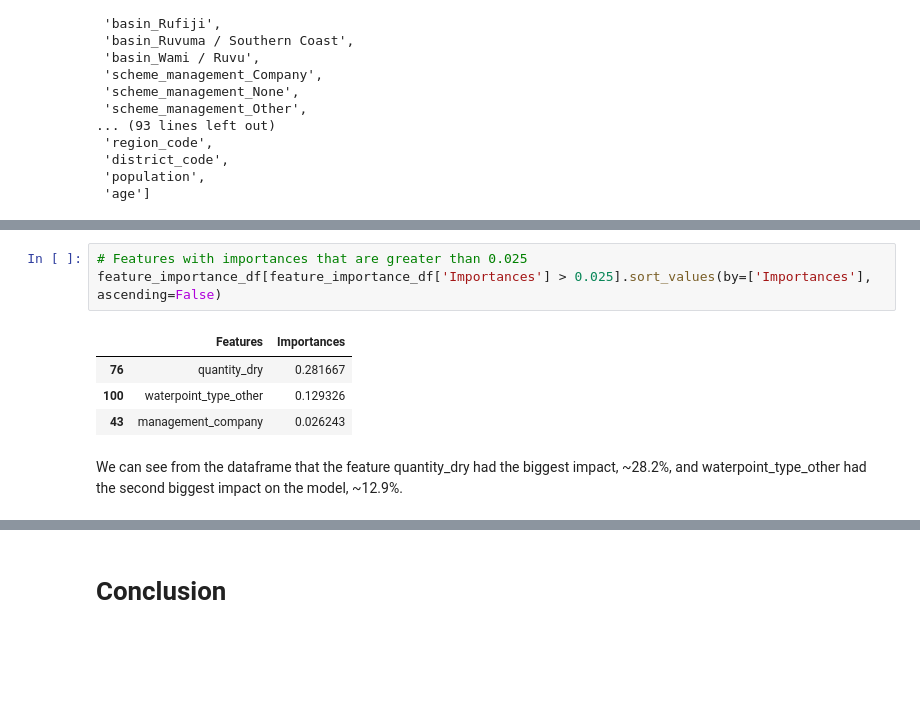
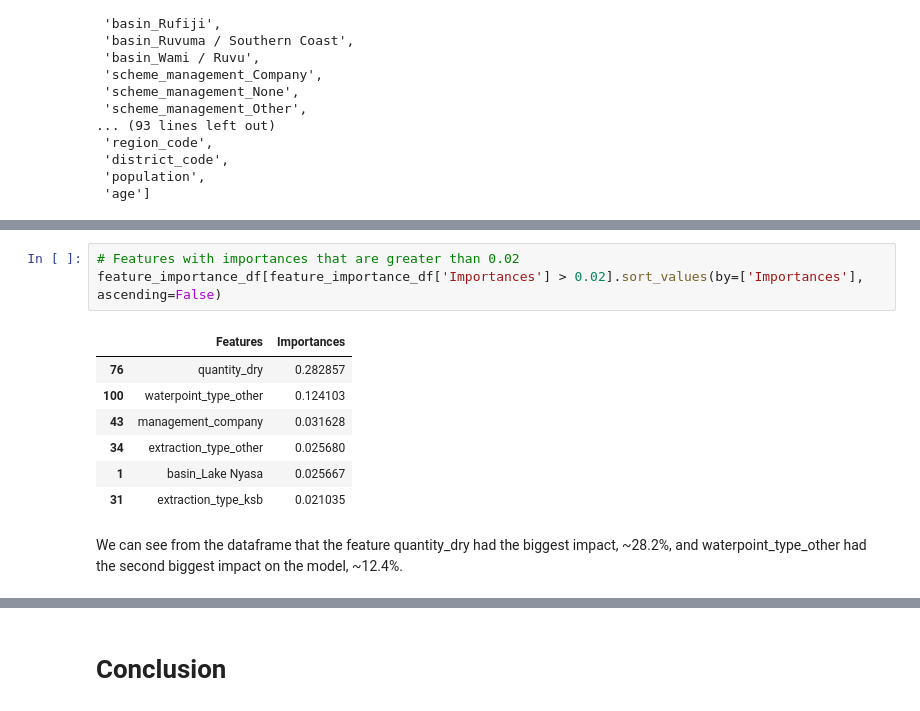
Before and after one commit to ericdnbn/machine_learning_water_pump_data_tanzania, a Jupyter notebook: Final Notebook.ipynb, the cells around one changed output, grey strips where cells are left out. Drawn from its saved outputs; the diff is of its cells as text; blank space fills up the shorter version.

```diff
--- a/Final Notebook.ipynb
+++ b/Final Notebook.ipynb
@@ -741,14 +782,17 @@ feature_importance_df
 109 rows × 2 columns
 # %%
-# Features with importances that are greater than 0.025
-feature_importance_df[feature_importance_df['Importances'] > 0.025].sort_values(by=['Importances'], ascending=False)
+# Features with importances that are greater than 0.02
+feature_importance_df[feature_importance_df['Importances'] > 0.02].sort_values(by=['Importances'], ascending=False)
 # %% [output]
 |  | Features | Importances |
-| 76 | quantity_dry | 0.281667 |
-| 100 | waterpoint_type_other | 0.129326 |
-| 43 | management_company | 0.026243 |
+| 76 | quantity_dry | 0.282857 |
+| 100 | waterpoint_type_other | 0.124103 |
+| 43 | management_company | 0.031628 |
+| 34 | extraction_type_other | 0.025680 |
+| 1 | basin_Lake Nyasa | 0.025667 |
+| 31 | extraction_type_ksb | 0.021035 |
 # %% [markdown]
-We can see from the dataframe that the feature quantity_dry had the biggest impact, ~28.2%, and waterpoint_type_other had the second biggest impact on the model, ~12.9%.
+We can see from the dataframe that the feature quantity_dry had the biggest impact, ~28.2%, and waterpoint_type_other had the second biggest impact on the model, ~12.4%.
 # %%
 df_top_important = feature_importance_df.sort_values(by=['Importances'], ascending=False)[:5]
 fig, ax = plt.subplots(figsize=(10,6))
```
Also changed, not shown: parts of 13 cells of this notebook.
